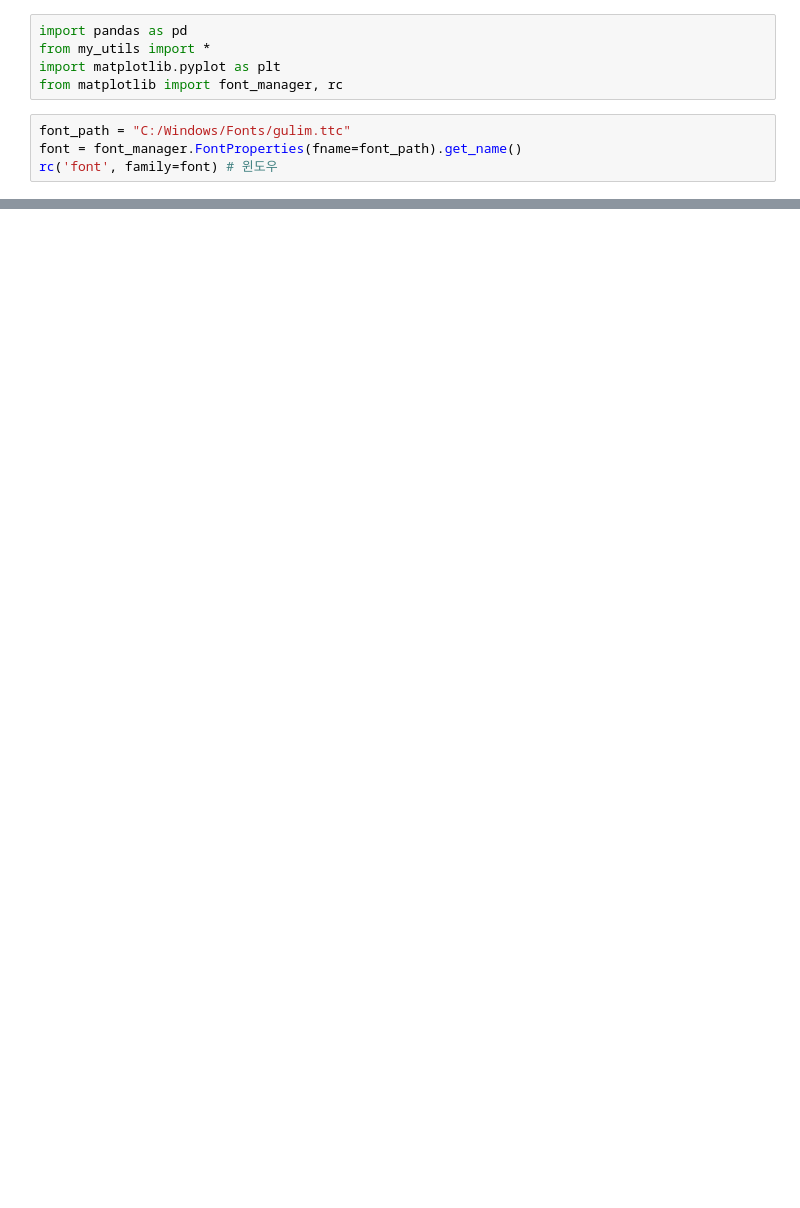
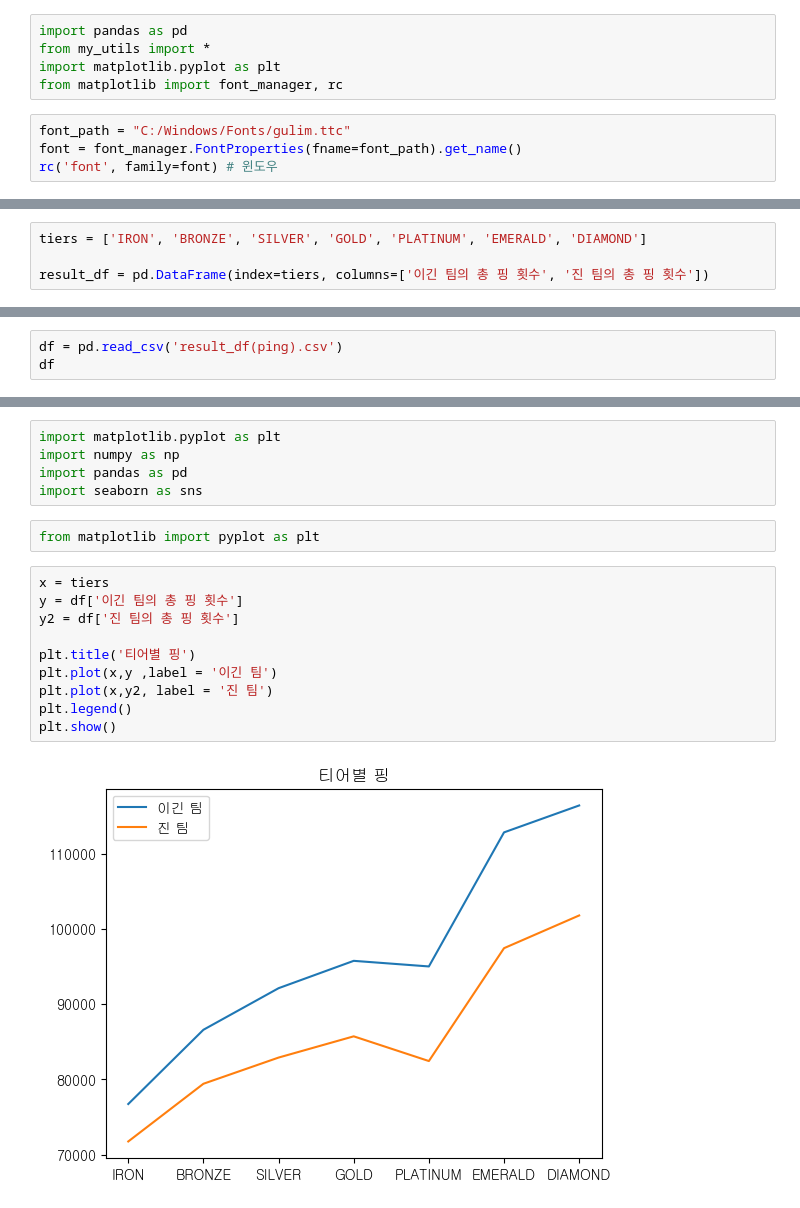
Before and after one commit to xoals00/Python, a Jupyter notebook: 0103.ipynb, the cells around one changed output, grey strips where cells are left out. Drawn from its saved outputs; the diff is of its cells as text; blank space fills up the shorter version.

```diff
--- a/0103.ipynb
+++ b/0103.ipynb
@@ -61,0 +181,4 @@ emerald_df
+# %%
+tiers = ['IRON', 'BRONZE', 'SILVER', 'GOLD', 'PLATINUM', 'EMERALD', 'DIAMOND']
+
+result_df = pd.DataFrame(index=tiers, columns=['이긴 팀의 총 핑 횟수', '진 팀의 총 핑 횟수'])
@@ -61,0 +201,3 @@ emerald_df
+# %%
+df = pd.read_csv('result_df(ping).csv')
+df
@@ -61,0 +213,19 @@ emerald_df
+# %%
+import matplotlib.pyplot as plt
+import numpy as np
+import pandas as pd
+import seaborn as sns
+# %%
+from matplotlib import pyplot as plt
+# %%
+x = tiers
+y = df['이긴 팀의 총 핑 횟수']
+y2 = df['진 팀의 총 핑 횟수']
+
+plt.title('티어별 핑')
+plt.plot(x,y ,label = '이긴 팀')
+plt.plot(x,y2, label = '진 팀')
+plt.legend()
+plt.show()
+# %% [output]
+[figure, added]
```
Also changed, not shown: parts of 27 cells of this notebook, 5 other files.
